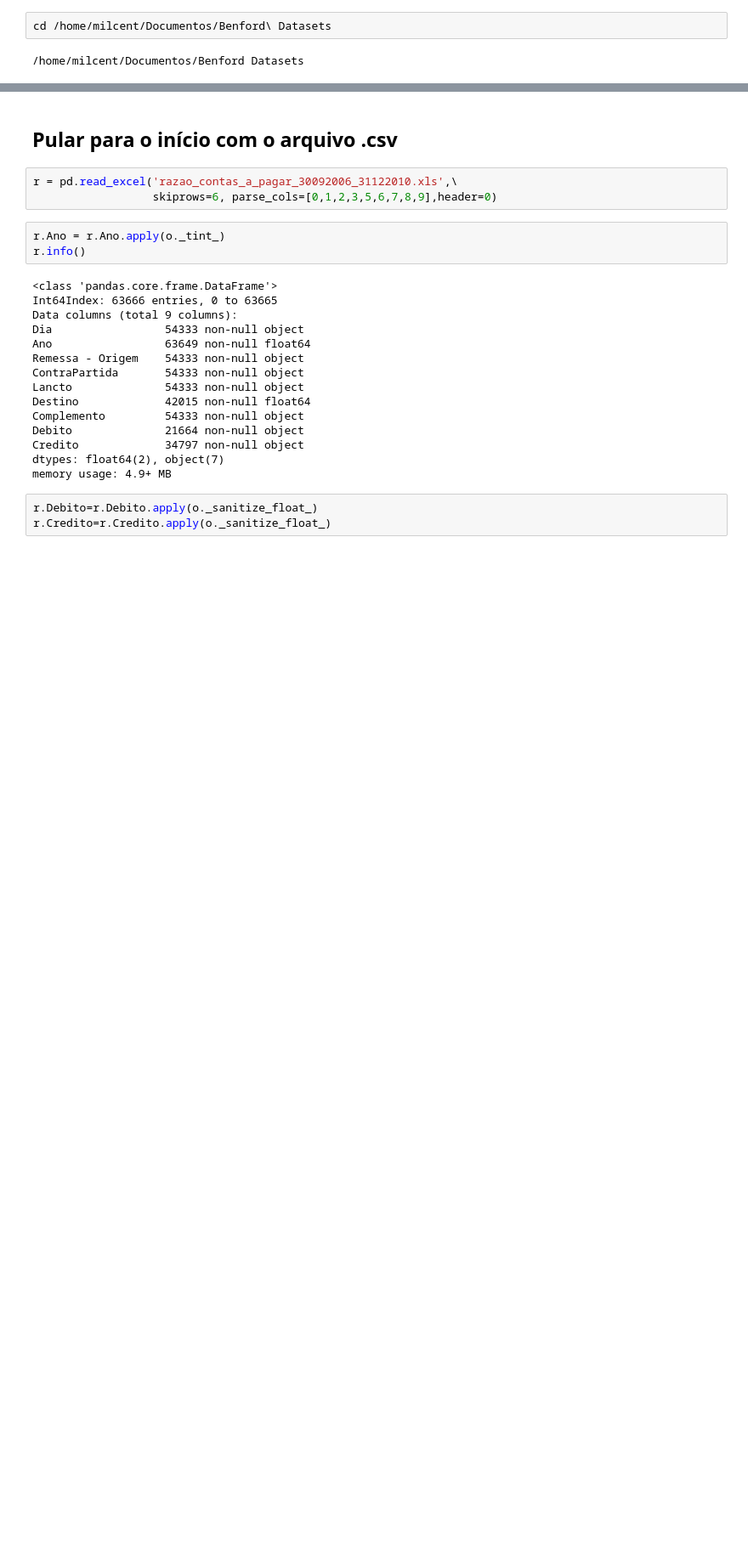
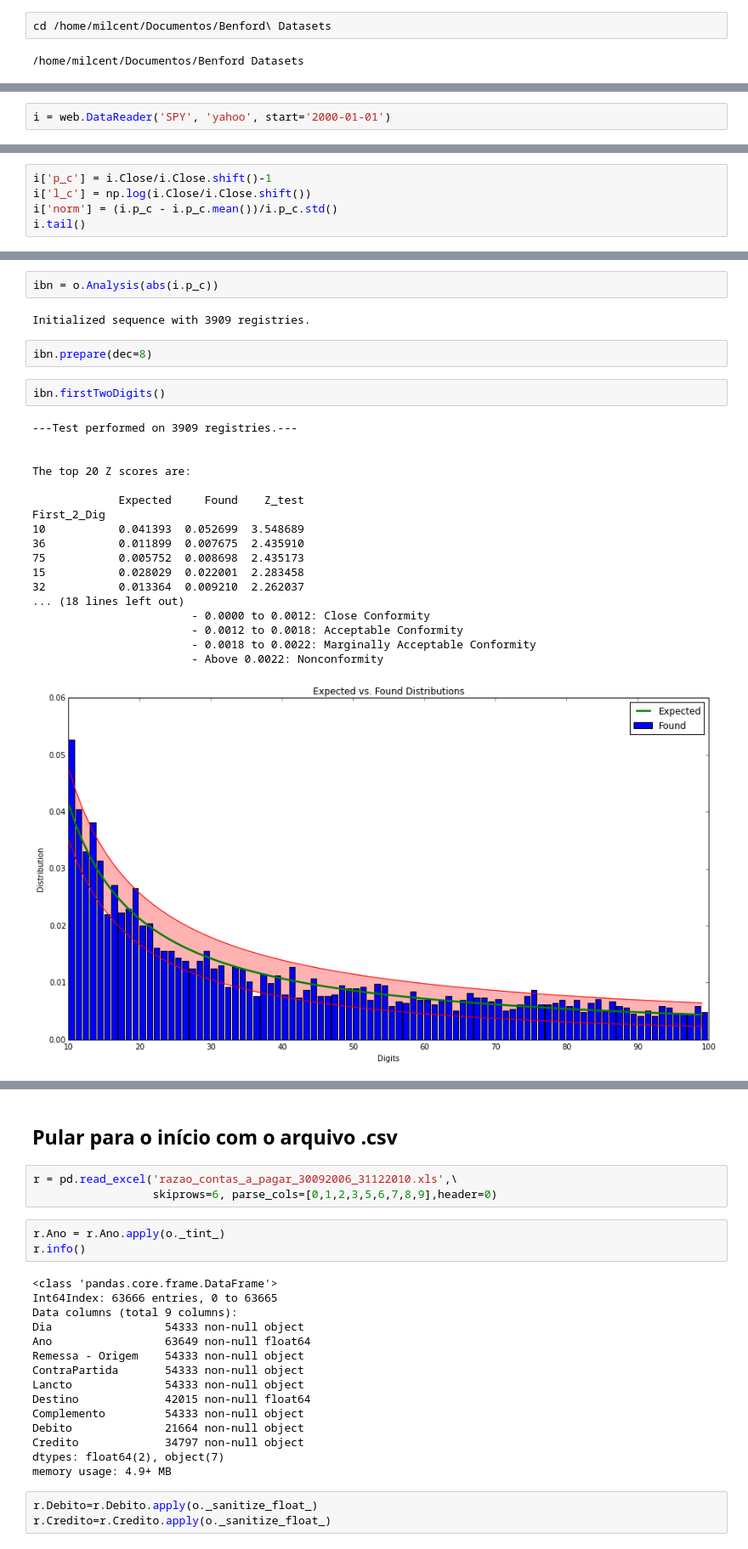
Before and after one commit to milcent/benford_py, a Jupyter notebook: Ben_OOP.ipynb, the cells around one changed output, grey strips where cells are left out. Shown: that part at 85% size. Saved outputs shown, nothing was run; the diff lists cells and outputs as text; blank space fills up the shorter version.

Commit message:
Notebook - getting data from Yahoo! Finance

```diff
--- a/Ben_OOP.ipynb
+++ b/Ben_OOP.ipynb
@@ -17,0 +19,2 @@ layout_01_11_200812.CSV  table.csv
+# %%
+i = web.DataReader('SPY', 'yahoo', start='2000-01-01')
@@ -17,0 +39,5 @@ layout_01_11_200812.CSV  table.csv
+# %%
+i['p_c'] = i.Close/i.Close.shift()-1
+i['l_c'] = np.log(i.Close/i.Close.shift())
+i['norm'] = (i.p_c - i.p_c.mean())/i.p_c.std()
+i.tail()
@@ -17,0 +52,27 @@ layout_01_11_200812.CSV  table.csv
+# %%
+ibn = o.Analysis(abs(i.p_c))
+# %% [output]
+Initialized sequence with 3909 registries.
+# %%
+ibn.prepare(dec=8)
+# %%
+ibn.firstTwoDigits()
+# %% [output]
+---Test performed on 3909 registries.---
+
+
+The top 20 Z scores are:
+
+             Expected     Found    Z_test
+First_2_Dig
+10           0.041393  0.052699  3.548689
+36           0.011899  0.007675  2.435910
+75           0.005752  0.008698  2.435173
+15           0.028029  0.022001  2.283458
+32           0.013364  0.009210  2.262037
+... (18 lines left out)
+                        - 0.0000 to 0.0012: Close Conformity
+                        - 0.0012 to 0.0018: Acceptable Conformity
+                        - 0.0018 to 0.0022: Marginally Acceptable Conformity
+                        - Above 0.0022: Nonconformity
+[figure, added]
```
Also changed, not shown: parts of 11 cells of this notebook, 1 other file.
